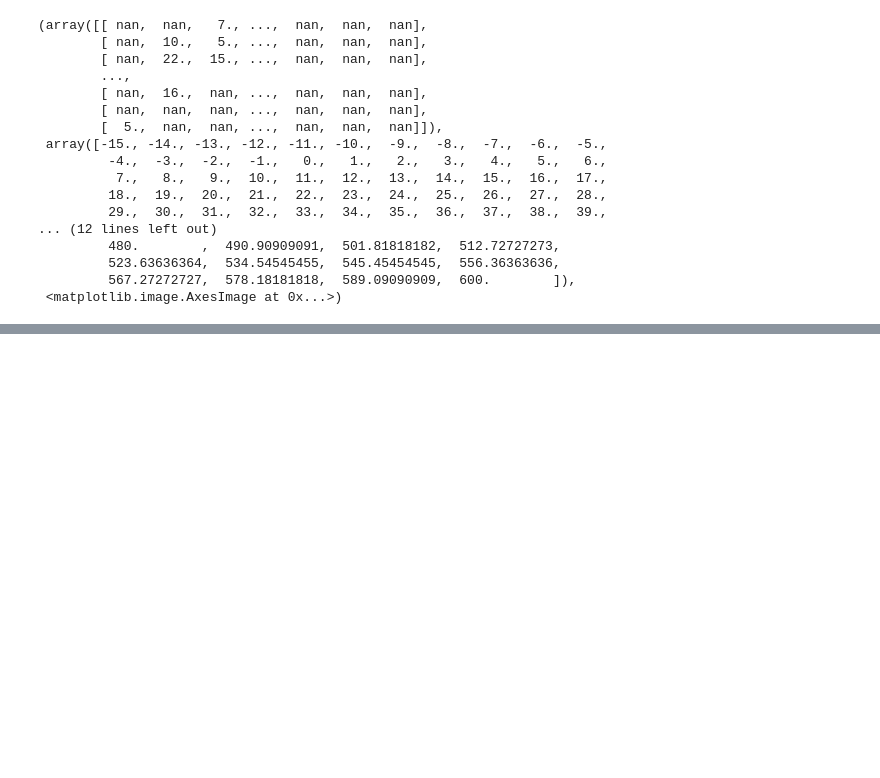
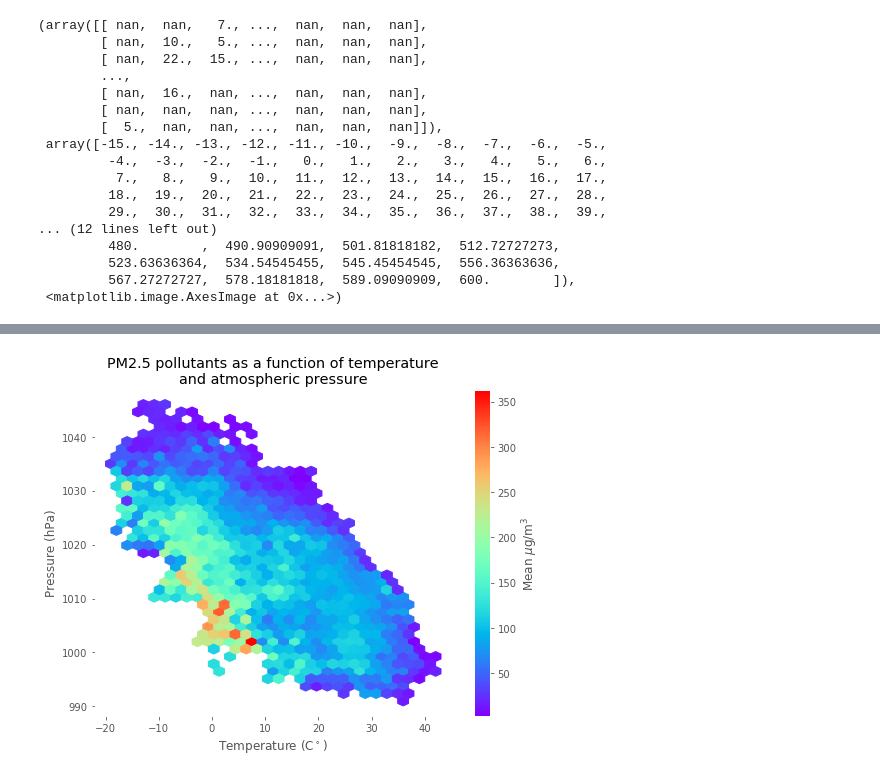
Before and after one commit to uliang/First-steps-with-the-Python-language, a Jupyter notebook: Unit3_2.ipynb, the cells around one changed output, grey strips where cells are left out. Saved outputs shown, nothing was run; the diff lists cells and outputs as text; code cells hidden in the pictures; blank space fills up the shorter version.

```diff
--- a/Unit3_2.ipynb
+++ b/Unit3_2.ipynb
@@ -324,0 +366,15 @@ To add a title to the colorbar, add in the following line:
+# %%
+fig5, ax5 = plt.subplots(figsize=(8,6))
+ax5.grid(b="off")
+ax5.set_facecolor("white")
+ax5.set_title("PM2.5 pollutants as a function of temperature\nand atmospheric pressure")
+ax5.set_xlabel("Temperature (C$^\circ$)")
+ax5.set_ylabel("Pressure (hPa)")
+img = ax5.hexbin(PRSA.TEMP, PRSA.PRES, C=PRSA["pm2.5"],
+    gridsize=(30,20), # we want 30 hexagons along the x axis and 20 hexagons along the y axis.
+    cmap="rainbow",
+    )
+cbar = plt.colorbar(img, ax=ax5)
+cbar.set_label("Mean $\mu$g/m$^3$")
+# %% [output]
+[figure, added]
```
Also changed, not shown: parts of 25 cells of this notebook, 1 other file.
